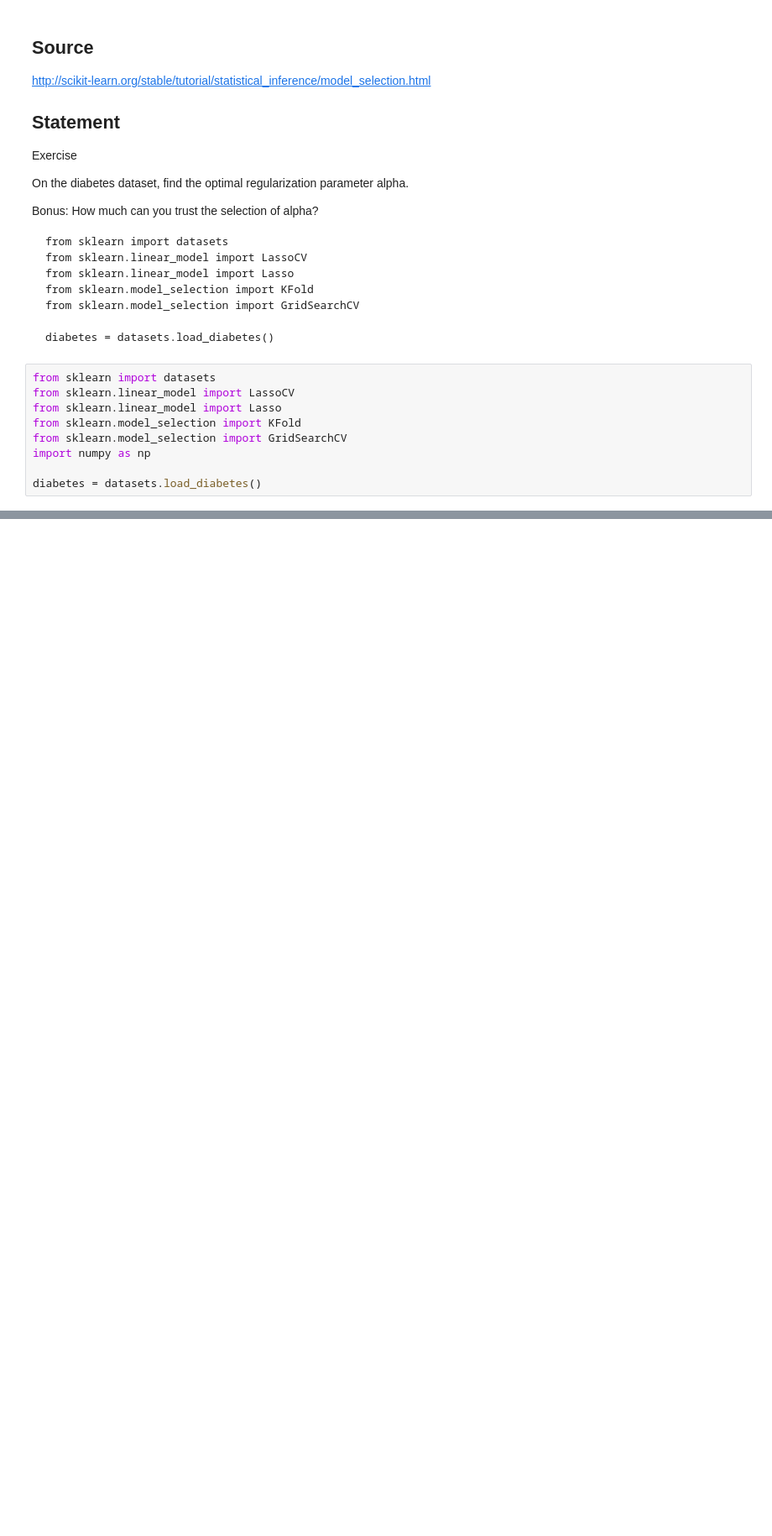
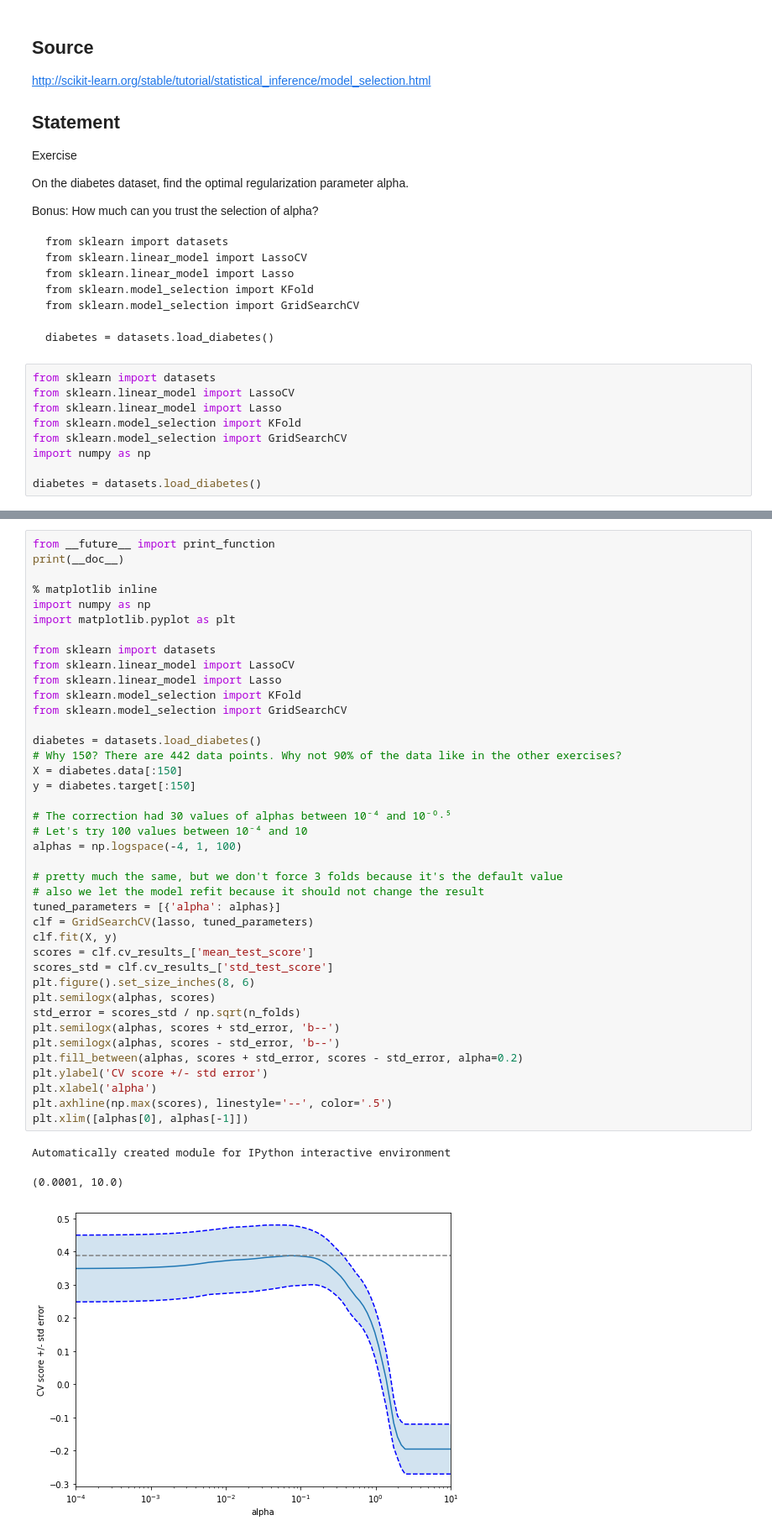
Before and after one commit to chmduquesne/data-science-exercises, a Jupyter notebook: notebooks/Cross Validation Diabete.ipynb, the cells around one changed output, grey strips where cells are left out. Shown: that part at 84% size. Cells and saved outputs as stored; diff of their text form; blank space fills up the shorter version.

Commit message:
Finished the diabete CV

```diff
--- a/notebooks/Cross Validation Diabete.ipynb
+++ b/notebooks/Cross Validation Diabete.ipynb
@@ -50,0 +166,44 @@ NameError: name 'np' is not defined
+# %%
+from __future__ import print_function
+print(__doc__)
+
+% matplotlib inline
+import numpy as np
+import matplotlib.pyplot as plt
+
+from sklearn import datasets
+from sklearn.linear_model import LassoCV
+from sklearn.linear_model import Lasso
+from sklearn.model_selection import KFold
+from sklearn.model_selection import GridSearchCV
+
+diabetes = datasets.load_diabetes()
+# Why 150? There are 442 data points. Why not 90% of the data like in the other exercises?
+X = diabetes.data[:150]
+y = diabetes.target[:150]
+
+# The correction had 30 values of alphas between 10⁻⁴ and 10⁻⁰⸳⁵
+# Let's try 100 values between 10⁻⁴ and 10
+alphas = np.logspace(-4, 1, 100)
+
+# pretty much the same, but we don't force 3 folds because it's the default value
+# also we let the model refit because it should not change the result
+tuned_parameters = [{'alpha': alphas}]
+clf = GridSearchCV(lasso, tuned_parameters)
+clf.fit(X, y)
+scores = clf.cv_results_['mean_test_score']
+scores_std = clf.cv_results_['std_test_score']
+plt.figure().set_size_inches(8, 6)
+plt.semilogx(alphas, scores)
+std_error = scores_std / np.sqrt(n_folds)
+plt.semilogx(alphas, scores + std_error, 'b--')
+plt.semilogx(alphas, scores - std_error, 'b--')
+plt.fill_between(alphas, scores + std_error, scores - std_error, alpha=0.2)
+plt.ylabel('CV score +/- std error')
+plt.xlabel('alpha')
+plt.axhline(np.max(scores), linestyle='--', color='.5')
+plt.xlim([alphas[0], alphas[-1]])
+# %% [output]
+Automatically created module for IPython interactive environment
+(0.0001, 10.0)
+[figure, added]
```
Also changed, not shown: parts of 9 cells of this notebook, 1 other file.
